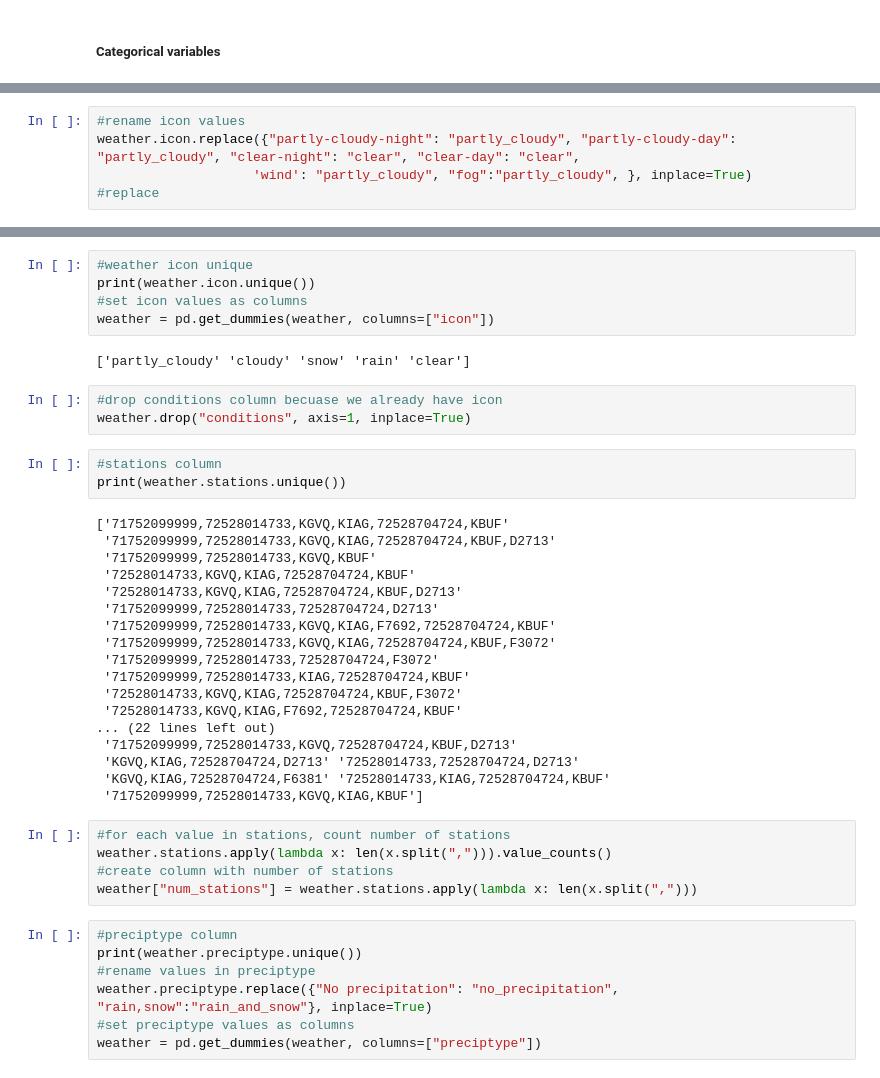
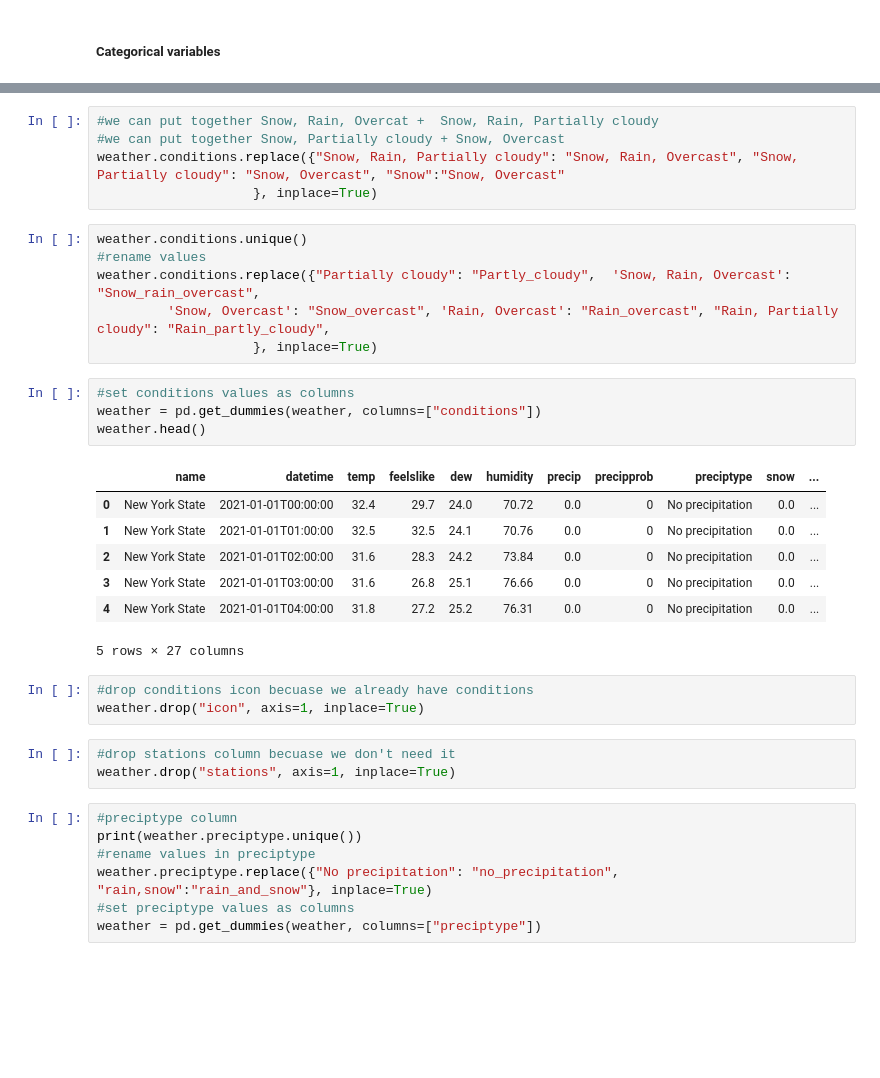
Before and after one commit to pieperpaula/MLProject, a Jupyter notebook: merge_data.ipynb, the cells around one changed output, grey strips where cells are left out. Cells and saved outputs as stored; diff of their text form; blank space fills up the shorter version.

```diff
--- a/merge_data.ipynb
+++ b/merge_data.ipynb
@@ -153,5 +123,0 @@ Name: conditions, dtype: int64
-# %%
-#rename icon values
-weather.icon.replace({"partly-cloudy-night": "partly_cloudy", "partly-cloudy-day": "partly_cloudy", "clear-night": "clear", "clear-day": "clear",
-                    'wind': "partly_cloudy", "fog":"partly_cloudy", }, inplace=True)
-#replace
@@ -158,39 +139,32 @@ weather.icon.replace({"partly-cloudy-night": "partly_cloudy", "partly-cloudy-day
+# %%
+#we can put together Snow, Rain, Overcat +  Snow, Rain, Partially cloudy
+#we can put together Snow, Partially cloudy + Snow, Overcast
+weather.conditions.replace({"Snow, Rain, Partially cloudy": "Snow, Rain, Overcast", "Snow, Partially cloudy": "Snow, Overcast", "Snow":"Snow, Overcast"
+                    }, inplace=True)
+# %%
+weather.conditions.unique()
+#rename values
+weather.conditions.replace({"Partially cloudy": "Partly_cloudy",  'Snow, Rain, Overcast': "Snow_rain_overcast",
+         'Snow, Overcast': "Snow_overcast", 'Rain, Overcast': "Rain_overcast", "Rain, Partially cloudy": "Rain_partly_cloudy",
+                    }, inplace=True)
 # %%
-#weather icon unique
-print(weather.icon.unique())
-#set icon values as columns
-weather = pd.get_dummies(weather, columns=["icon"])
+#set conditions values as columns
+weather = pd.get_dummies(weather, columns=["conditions"])
+weather.head()
 # %% [output]
+|  | name | datetime | temp | feelslike | dew | humidity | precip | precipprob | preciptype | snow | ... |
+| 0 | New York State | 2021-01-01T00:00:00 | 32.4 | 29.7 | 24.0 | 70.72 | 0.0 | 0 | No precipitation | 0.0 | ... |
+| 1 | New York State | 2021-01-01T01:00:00 | 32.5 | 32.5 | 24.1 | 70.76 | 0.0 | 0 | No precipitation | 0.0 | ... |
+| 2 | New York State | 2021-01-01T02:00:00 | 31.6 | 28.3 | 24.2 | 73.84 | 0.0 | 0 | No precipitation | 0.0 | ... |
+| 3 | New York State | 2021-01-01T03:00:00 | 31.6 | 26.8 | 25.1 | 76.66 | 0.0 | 0 | No precipitation | 0.0 | ... |
+| 4 | New York State | 2021-01-01T04:00:00 | 31.8 | 27.2 | 25.2 | 76.31 | 0.0 | 0 | No precipitation | 0.0 | ... |
-['partly_cloudy' 'cloudy' 'snow' 'rain' 'clear']
+5 rows × 27 columns
 # %%
-#drop conditions column becuase we already have icon
-weather.drop("conditions", axis=1, inplace=True)
+#drop conditions icon becuase we already have conditions
+weather.drop("icon", axis=1, inplace=True)
-# %%
-#stations column
-print(weather.stations.unique())
-# %% [output]
-['71752099999,72528014733,KGVQ,KIAG,72528704724,KBUF'
- '71752099999,72528014733,KGVQ,KIAG,72528704724,KBUF,D2713'
- '71752099999,72528014733,KGVQ,KBUF'
- '72528014733,KGVQ,KIAG,72528704724,KBUF'
- '72528014733,KGVQ,KIAG,72528704724,KBUF,D2713'
- '71752099999,72528014733,72528704724,D2713'
- '71752099999,72528014733,KGVQ,KIAG,F7692,72528704724,KBUF'
- '71752099999,72528014733,KGVQ,KIAG,72528704724,KBUF,F3072'
- '71752099999,72528014733,72528704724,F3072'
- '71752099999,72528014733,KIAG,72528704724,KBUF'
- '72528014733,KGVQ,KIAG,72528704724,KBUF,F3072'
- '72528014733,KGVQ,KIAG,F7692,72528704724,KBUF'
-... (22 lines left out)
- '71752099999,72528014733,KGVQ,72528704724,KBUF,D2713'
- 'KGVQ,KIAG,72528704724,D2713' '72528014733,72528704724,D2713'
- 'KGVQ,KIAG,72528704724,F6381' '72528014733,KIAG,72528704724,KBUF'
- '71752099999,72528014733,KGVQ,KIAG,KBUF']
-# %%
-#for each value in stations, count number of stations
-weather.stations.apply(lambda x: len(x.split(","))).value_counts()
-#create column with number of stations
-weather["num_stations"] = weather.stations.apply(lambda x: len(x.split(",")))
+# %%
+#drop stations column becuase we don't need it
+weather.drop("stations", axis=1, inplace=True)
 # %%
 #preciptype column
 print(weather.preciptype.unique())
```
Also changed, not shown: parts of 3 cells of this notebook, 1 other file.
